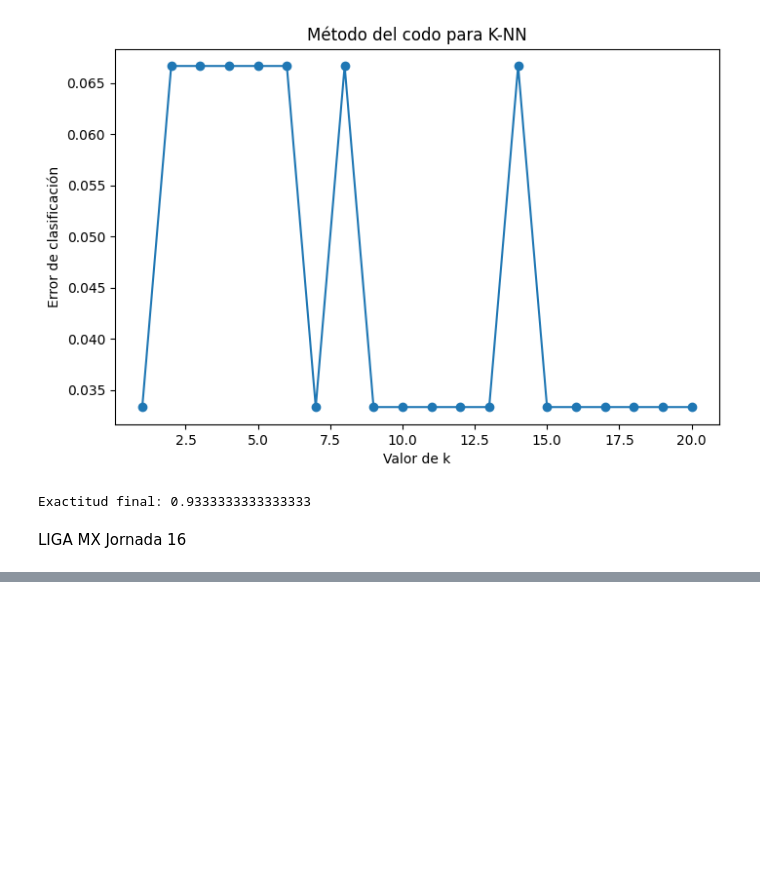
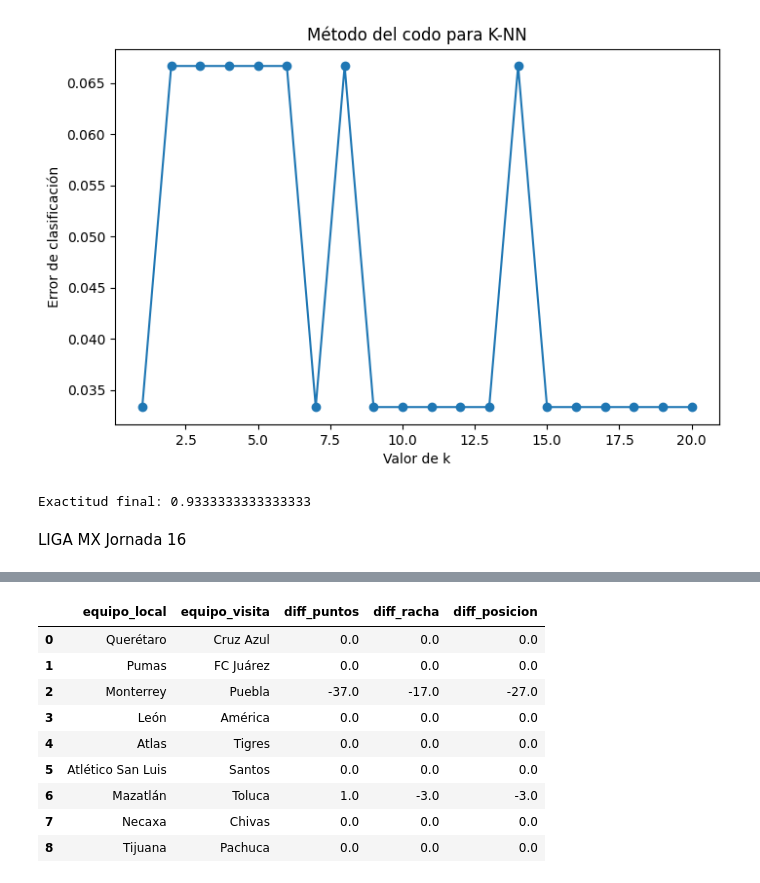
Before and after one commit to ximenaOr7/ximenaob_mineria, a Jupyter notebook: minería_de_datos_cuaderno_.ipynb, the cells around one changed output, grey strips where cells are left out. Saved outputs shown, nothing was run; the diff lists cells and outputs as text; code cells hidden in the pictures; blank space fills up the shorter version.

```diff
--- a/minería_de_datos_cuaderno_.ipynb
+++ b/minería_de_datos_cuaderno_.ipynb
@@ -2567,0 +2607,40 @@ SyntaxError: invalid syntax (117191538.py, line 3)
+# %%
+# Tomamos promedios por equipo (más estable que solo un partido)
+stats_local = df.groupby('equipo_local')[['diff_puntos','diff_racha','diff_posicion']].mean()
+stats_visita = df.groupby('equipo_visita')[['diff_puntos','diff_racha','diff_posicion']].mean()
+
+def get_features(local, visita):
+    try:
+        l = stats_local.loc[local]
+        v = stats_visita.loc[visita]
+
+        return [
+            l['diff_puntos'] - v['diff_puntos'],
+            l['diff_racha'] - v['diff_racha'],
+            l['diff_posicion'] - v['diff_posicion']
+        ]
+    except:
+        return [0,0,0]  # por si no encuentra equipo
+
+# Generar features
+features = partidos_j16.apply(
+    lambda row: get_features(row['equipo_local'], row['equipo_visita']),
+    axis=1
+)
+
+features_df = pd.DataFrame(features.tolist(), columns=['diff_puntos','diff_racha','diff_posicion'])
+
+partidos_j16 = pd.concat([partidos_j16, features_df], axis=1)
+
+partidos_j16
+# %% [output]
+|  | equipo_local | equipo_visita | diff_puntos | diff_racha | diff_posicion |
+| 0 | Querétaro | Cruz Azul | 0.0 | 0.0 | 0.0 |
+| 1 | Pumas | FC Juárez | 0.0 | 0.0 | 0.0 |
+| 2 | Monterrey | Puebla | -37.0 | -17.0 | -27.0 |
+| 3 | León | América | 0.0 | 0.0 | 0.0 |
+| 4 | Atlas | Tigres | 0.0 | 0.0 | 0.0 |
+| 5 | Atlético San Luis | Santos | 0.0 | 0.0 | 0.0 |
+| 6 | Mazatlán | Toluca | 1.0 | -3.0 | -3.0 |
+| 7 | Necaxa | Chivas | 0.0 | 0.0 | 0.0 |
+| 8 | Tijuana | Pachuca | 0.0 | 0.0 | 0.0 |
```
Also changed, not shown: parts of 9 cells of this notebook.
